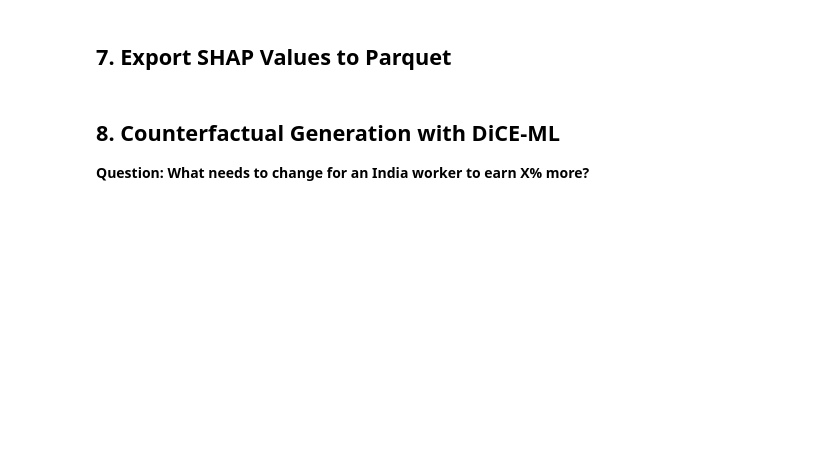
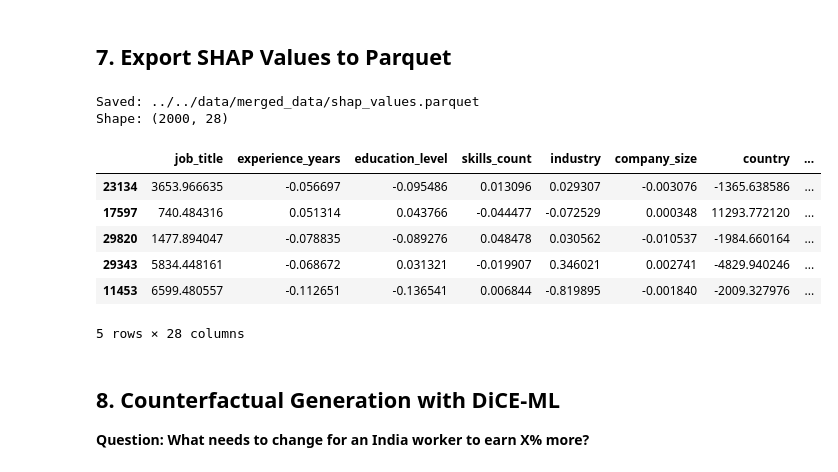
Before and after one commit to COMP6940-Group/COMP6940-Project, a Jupyter notebook: notebooks/part1/04_shap_counterfactual.ipynb, the cells around one changed output. Saved outputs shown, nothing was run; the diff lists cells and outputs as text; code cells hidden in the pictures; blank space fills up the shorter version.

```diff
--- a/notebooks/part1/04_shap_counterfactual.ipynb
+++ b/notebooks/part1/04_shap_counterfactual.ipynb
@@ -168,15 +212,25 @@ for i, (idx, label) in enumerate(zip(profiles_idx, profile_labels)):
 # %%
 shap_df = pd.DataFrame(shap_values.values, columns=FEATURE_COLS, index=shap_sample.index)
 shap_df["base_value"]       = shap_values.base_values
 shap_df["predicted_salary"] = champion.predict(shap_sample)
 shap_df["actual_salary"]    = y_test.loc[shap_sample.index]
 
-shap_out_path = os.path.join(OUTPUT_DIR, "shap_values.parquet")
+shap_out_path = os.path.join("../../data/merged_data/shap_values.parquet")
 shap_df.to_parquet(shap_out_path, index=True)
 
 print(f"Saved: {shap_out_path}")
 print(f"Shape: {shap_df.shape}")
 shap_df.head()
+# %% [output]
+Saved: ../../data/merged_data/shap_values.parquet
+Shape: (2000, 28)
+|  | job_title | experience_years | education_level | skills_count | industry | company_size | country | ... |
+| 23134 | 3653.966635 | -0.056697 | -0.095486 | 0.013096 | 0.029307 | -0.003076 | -1365.638586 | ... |
+| 17597 | 740.484316 | 0.051314 | 0.043766 | -0.044477 | -0.072529 | 0.000348 | 11293.772120 | ... |
+| 29820 | 1477.894047 | -0.078835 | -0.089276 | 0.048478 | 0.030562 | -0.010537 | -1984.660164 | ... |
+| 29343 | 5834.448161 | -0.068672 | 0.031321 | -0.019907 | 0.346021 | 0.002741 | -4829.940246 | ... |
+| 11453 | 6599.480557 | -0.112651 | -0.136541 | 0.006844 | -0.819895 | -0.001840 | -2009.327976 | ... |
+5 rows × 28 columns
 # %% [markdown]
 ## 8. Counterfactual Generation with DiCE-ML
 **Question: What needs to change for an India worker to earn X% more?**
```
Also changed, not shown: parts of 14 cells of this notebook, 32 other files.
